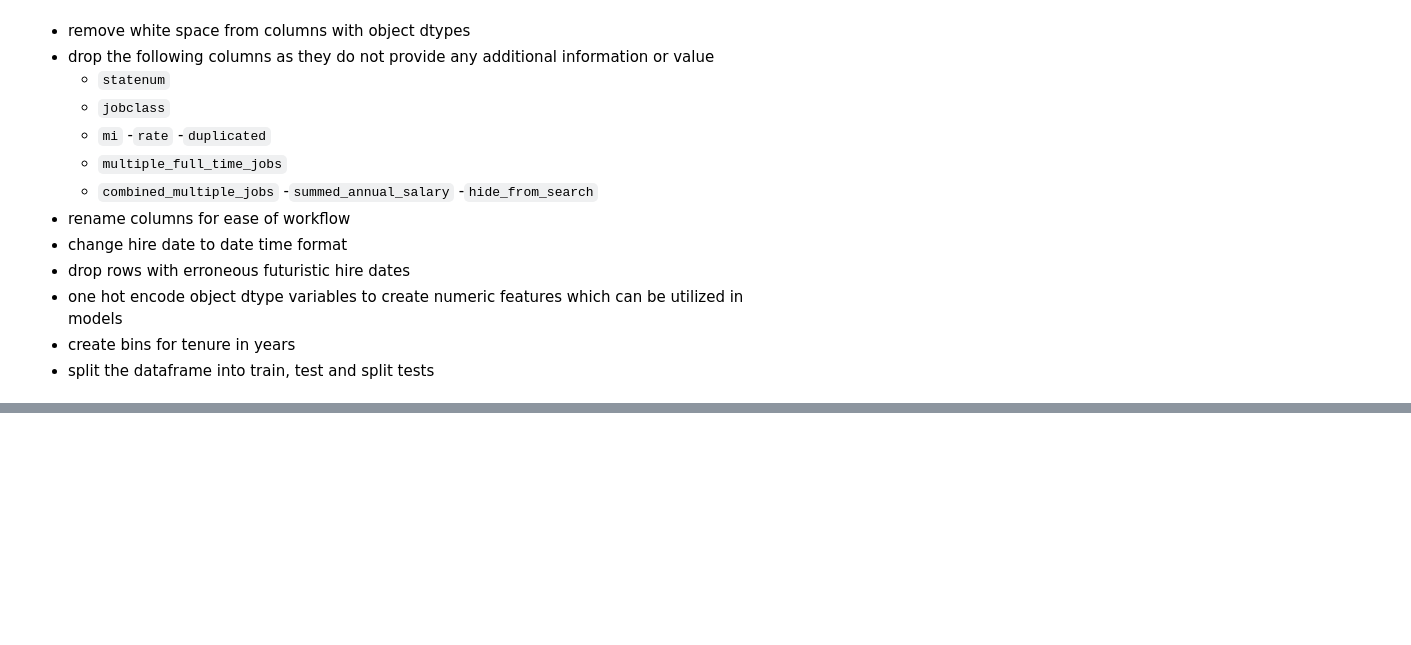
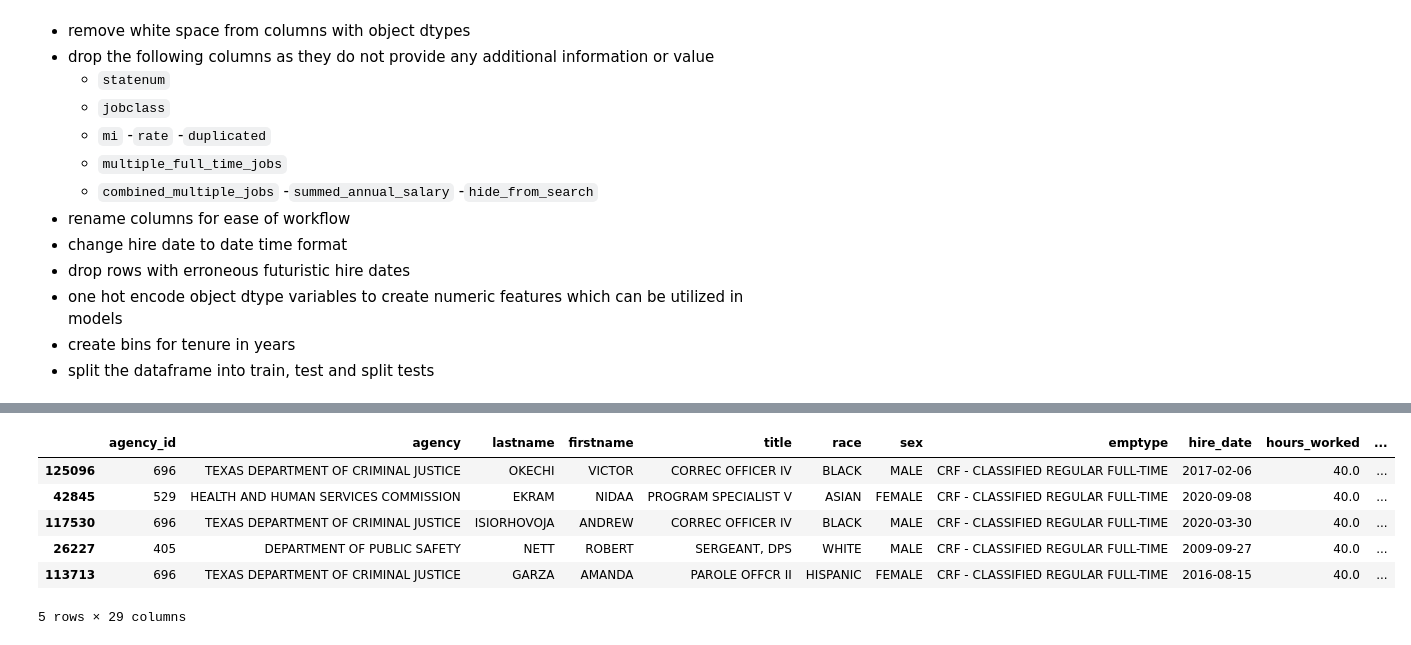
Before and after one commit to Texas-Government-Employee-Salaries/Predicting-Salaries, a Jupyter notebook: final_notebook.ipynb, the cells around one changed output, grey strips where cells are left out. Saved outputs shown, nothing was run; the diff lists cells and outputs as text; code cells hidden in the pictures; blank space fills up the shorter version.

```diff
--- a/final_notebook.ipynb
+++ b/final_notebook.ipynb
@@ -168,0 +312,11 @@ The explore_univariate function from our explore script is used to create bar pl
+# %%
+# quick peak at train split
+train.head()
+# %% [output]
+|  | agency_id | agency | lastname | firstname | title | race | sex | emptype | hire_date | hours_worked | ... |
+| 125096 | 696 | TEXAS DEPARTMENT OF CRIMINAL JUSTICE | OKECHI | VICTOR | CORREC OFFICER IV | BLACK | MALE | CRF - CLASSIFIED REGULAR FULL-TIME | 2017-02-06 | 40.0 | ... |
+| 42845 | 529 | HEALTH AND HUMAN SERVICES COMMISSION | EKRAM | NIDAA | PROGRAM SPECIALIST V | ASIAN | FEMALE | CRF - CLASSIFIED REGULAR FULL-TIME | 2020-09-08 | 40.0 | ... |
+| 117530 | 696 | TEXAS DEPARTMENT OF CRIMINAL JUSTICE | ISIORHOVOJA | ANDREW | CORREC OFFICER IV | BLACK | MALE | CRF - CLASSIFIED REGULAR FULL-TIME | 2020-03-30 | 40.0 | ... |
+| 26227 | 405 | DEPARTMENT OF PUBLIC SAFETY | NETT | ROBERT | SERGEANT, DPS | WHITE | MALE | CRF - CLASSIFIED REGULAR FULL-TIME | 2009-09-27 | 40.0 | ... |
+| 113713 | 696 | TEXAS DEPARTMENT OF CRIMINAL JUSTICE | GARZA | AMANDA | PAROLE OFFCR II | HISPANIC | FEMALE | CRF - CLASSIFIED REGULAR FULL-TIME | 2016-08-15 | 40.0 | ... |
+5 rows × 29 columns
```
Also changed, not shown: parts of 18 cells of this notebook.
